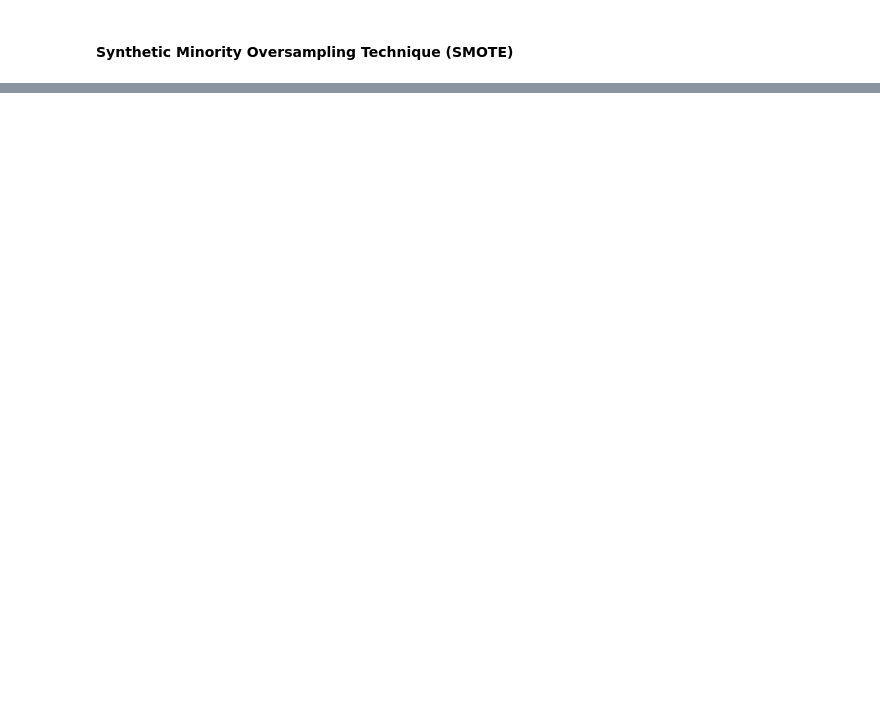
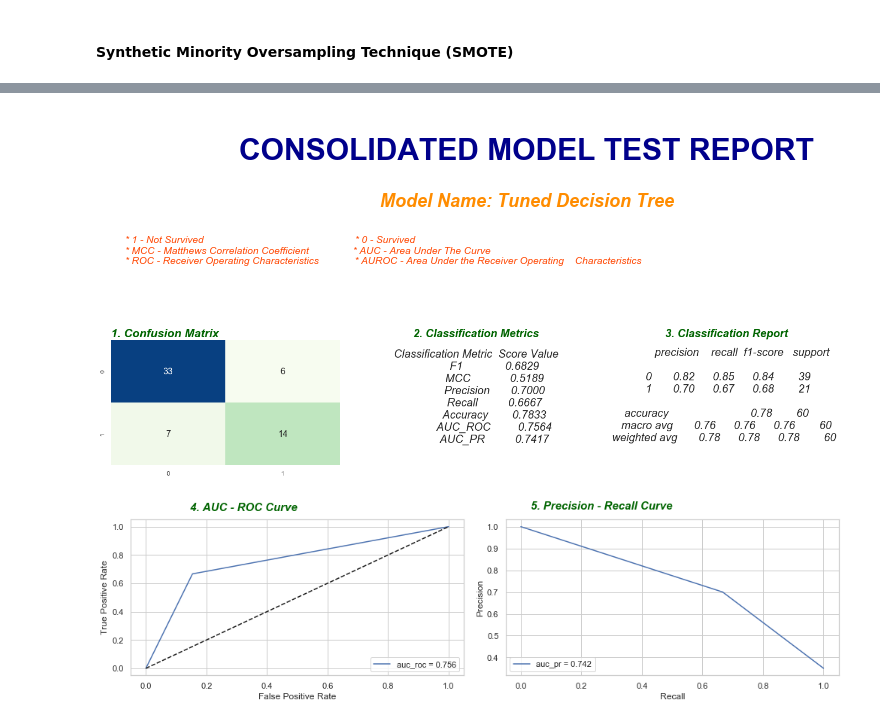
Before and after one commit to sauravmishra1710/Heart-Failure-Condition-And-Survival-Analysis, a Jupyter notebook: Heart_Failure_Prediction.ipynb, the cells around one changed output, grey strips where cells are left out. Cells and saved outputs as stored; diff of their text form; code cells hidden in the pictures; blank space fills up the shorter version.

```diff
--- a/Heart_Failure_Prediction.ipynb
+++ b/Heart_Failure_Prediction.ipynb
@@ -1146,0 +1432,22 @@ Test dataset shape Counter({0: 29, 1: 16})
+# %%
+# GridSearchCV to find the optimal tree parameters
+tree = DecisionTreeClassifier(random_state = 100)
+
+# parameters to build the model on
+param_grid = {"max_depth": range(1, 30),
+              "max_features": randint(1, 9),
+              "min_samples_leaf": randint(1, 9),
+              "min_samples_split":range(2, 10),
+              "criterion": ["gini", "entropy"]}
+
+# Instantiating RandomizedSearchCV object
+tree_grid = RandomizedSearchCV(tree, param_grid, cv = 5)
+
+# fitting the model for grid search
+tree_grid.fit(X_train_resampled.values, y_train_resampled.values.ravel())
+
+# get the best parameter from gird search
+print("Best Parameters:", tree_grid.best_params_)
+
+# get the best classifier model after hyper-parameter tuning
+print("\nBest Classifier:", tree_grid.best_estimator_)
@@ -1146,0 +1463,11 @@ Test dataset shape Counter({0: 29, 1: 16})
+# %%
+best_tree = tree_grid.best_estimator_
+
+best_tree = best_tree.fit(X_train.values, y_train.values.ravel())
+
+# Generate the model test classification report
+Generate_Model_Test_Classification_Report(best_tree, X_test, y_test, model_name="Tuned Decision Tree")
+# %% [output]
+[figure, added]
+[figure, added]
+[figure, added]
```
Also changed, not shown: parts of 50 cells of this notebook.
